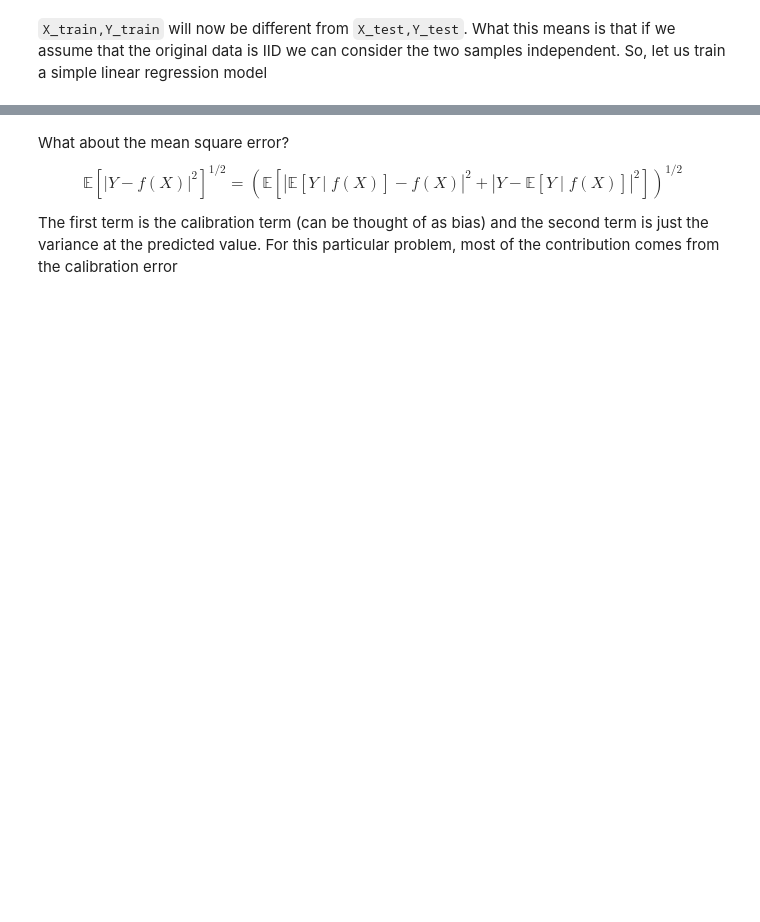
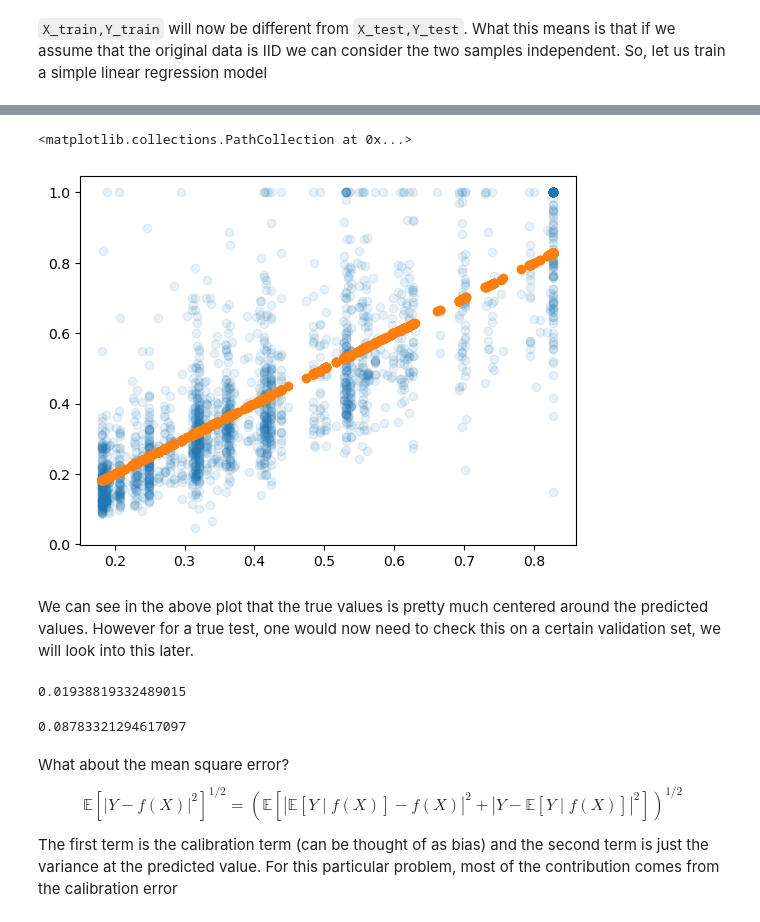
Before and after one commit to datascience-intro/1MS041-2022, a Jupyter notebook: notebooks/12-Regression.ipynb, the cells around one changed output, grey strips where cells are left out. Saved outputs shown, nothing was run; the diff lists cells and outputs as text; code cells hidden in the pictures; blank space fills up the shorter version.

```diff
--- a/notebooks/12-Regression.ipynb
+++ b/notebooks/12-Regression.ipynb
@@ -200,3 +347,20 @@ plt.scatter(predictions,predictions)
+# %%
+predictions_calibrated = lr_calib.predict(lr.predict(X_test).reshape(-1,1))
+plt.scatter(predictions_calibrated,Y_test,alpha=0.1)
+plt.scatter(predictions_calibrated,predictions_calibrated)
+# %% [output]
+<matplotlib.collections.PathCollection at 0x...>
+[figure, added]
+# %% [markdown]
+We can see in the above plot that the true values is pretty much centered around the predicted values. However for a true test, one would now need to check this on a certain validation set, we will look into this later.
+# %%
+np.mean((lr_calib.predict(lr.predict(X_test).reshape(-1,1))-Y_test)**2)
+# %% [output]
+0.01938819332489015
+# %%
+np.mean(((lr.predict(X_test).reshape(-1,1))-Y_test)**2)
+# %% [output]
+0.08783321294617097
 # %% [markdown]
 What about the mean square error?
 $$
```
Also changed, not shown: parts of 59 cells of this notebook, 7 other files.
